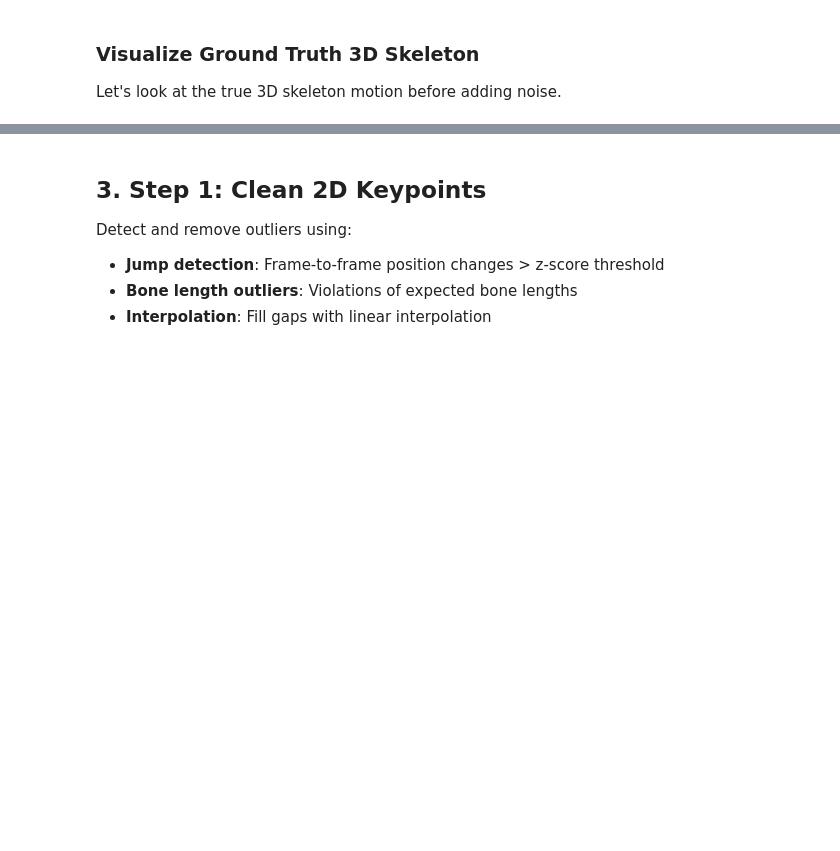
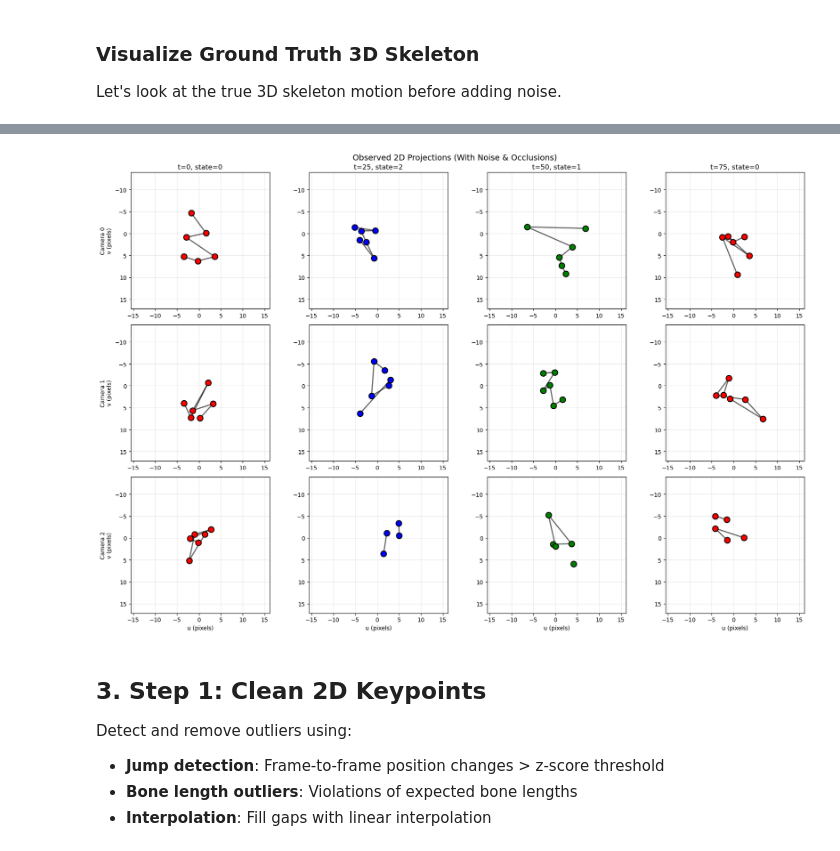
Before and after one commit to Motor-Learning-Lab/GIMBAL_Python, a Jupyter notebook: notebook/demo_v0_2_1_data_driven_priors.ipynb, the cells around one changed output, grey strips where cells are left out. Saved outputs shown, nothing was run; the diff lists cells and outputs as text; code cells hidden in the pictures; blank space fills up the shorter version.

```diff
--- a/notebook/demo_v0_2_1_data_driven_priors.ipynb
+++ b/notebook/demo_v0_2_1_data_driven_priors.ipynb
@@ -243,3 +242,66 @@ plt.show()
+# %%
+# Plot observed 2D projections with noise and occlusions
+timesteps_to_plot = [0, 25, 50, 75]
+fig, axes = plt.subplots(data.config.C, len(timesteps_to_plot), figsize=(18, 12))
+
+# Use same axis limits as ground truth for comparison
+for c in range(data.config.C):
+    for t_idx, t in enumerate(timesteps_to_plot):
+        ax = axes[c, t_idx]
+
+        # Get observed 2D keypoints (with noise + occlusions)
+        y_cam = y_observed_2d[c, t]  # (K, 2)
+
+        # Plot skeleton bones in 2D
+        for k, parent_idx in enumerate(DEMO_V0_1_SKELETON.parents):
+            if parent_idx >= 0:
+                parent_2d = y_cam[parent_idx]
+                child_2d = y_cam[k]
+
+                # Only plot if both points are visible (not occluded)
+                if not np.any(np.isnan(parent_2d)) and not np.any(np.isnan(child_2d)):
+                    ax.plot([parent_2d[0], child_2d[0]],
+                           [parent_2d[1], child_2d[1]],
+                           'k-', linewidth=2, alpha=0.6)
+
+        # Plot joints
+        occluded_shown = False
+        for k in range(len(DEMO_V0_1_SKELETON.joint_names)):
+            if not np.any(np.isnan(y_cam[k])):
+                ax.scatter(y_cam[k, 0], y_cam[k, 1],
+                          c=colors_by_state[data.true_states[t]],
+                          s=100, edgecolors='black', linewidth=1.5, zorder=10)
+            else:
+                # Mark occluded joints with X
+                if not occluded_shown:
+                    ax.scatter([], [], c='gray', s=100, marker='x',
+                              label='Occluded')
+                    occluded_shown = True
+
+        # Set consistent axis limits
+        ax.set_xlim(u_lim)
+        ax.set_ylim(v_lim)
+
+        # Labels and styling
+        if c == data.config.C - 1:
+            ax.set_xlabel('u (pixels)')
+        if t_idx == 0:
+            ax.set_ylabel(f'Camera {c}\nv (pixels)')
+        if c == 0:
+            ax.set_title(f't={t}, state={data.true_states[t]}')
+
+        ax.invert_yaxis()
+        ax.grid(True, alpha=0.3)
+        ax.set_aspect('equal', adjustable='box')
+
+        if c == 0 and t_idx == 0 and occluded_shown:
+            ax.legend(fontsize=8)
+
+plt.suptitle('Observed 2D Projections (With Noise & Occlusions)', fontsize=14)
+plt.tight_layout()
+plt.show()
+# %% [output]
+[figure, added]
 # %% [markdown]
 ## 3. Step 1: Clean 2D Keypoints
 
```
Also changed, not shown: parts of 5 cells of this notebook.
